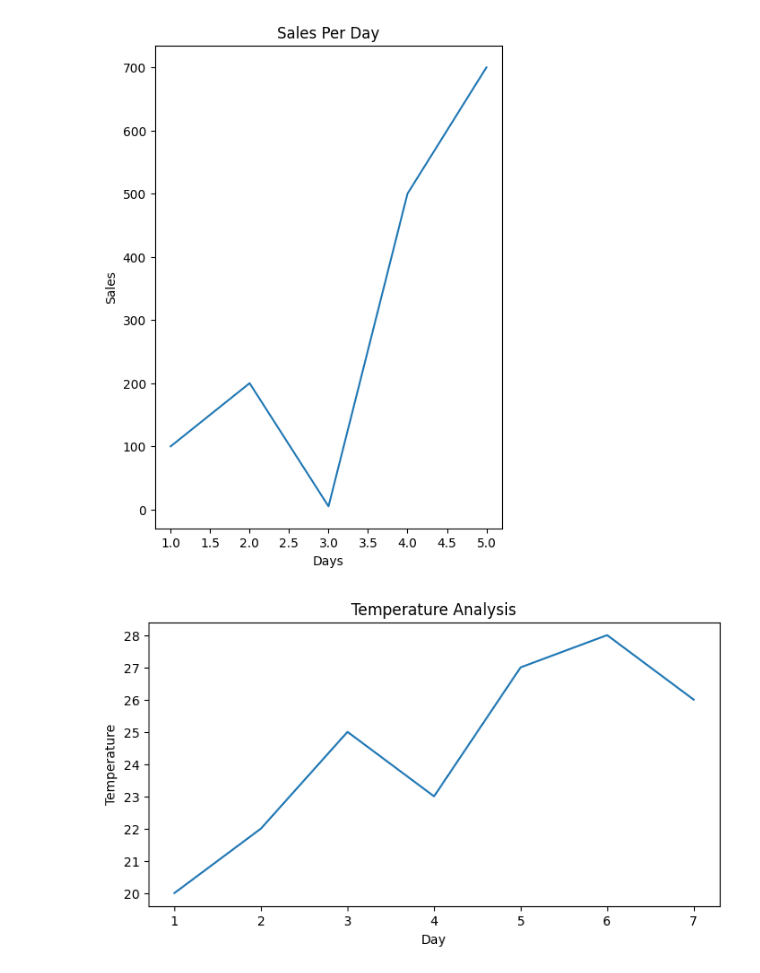
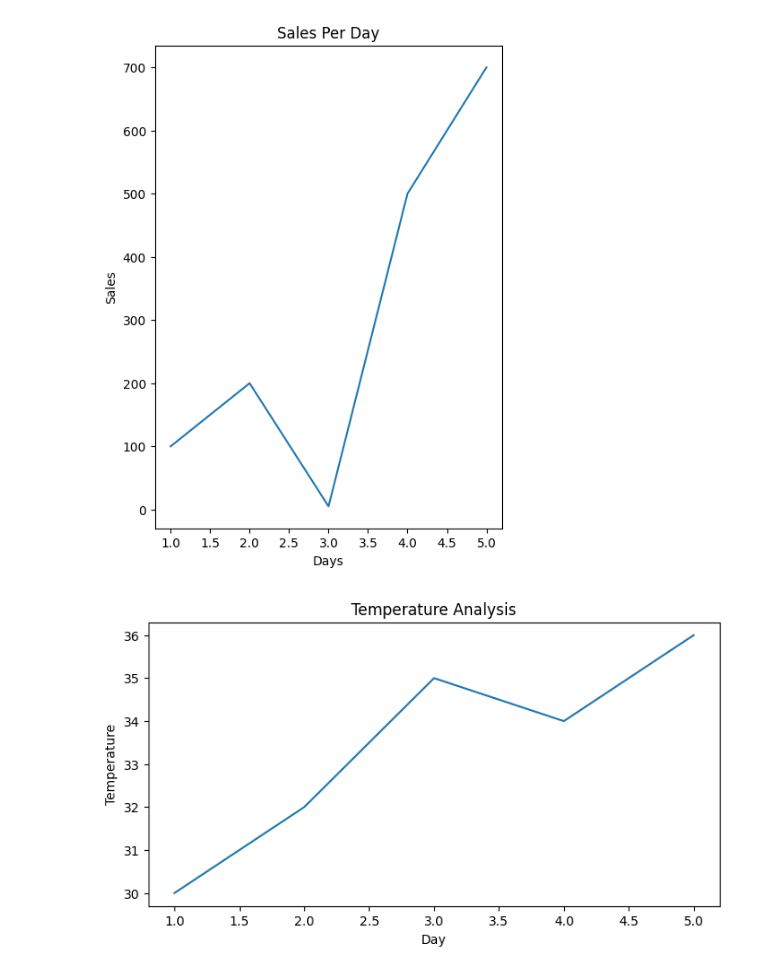
Before and after one commit to lakkireddylahari-bot/data-science-learning, a Jupyter notebook: matplotlib.ipynb, the cells around one changed output. Cells and saved outputs as stored; diff of their text form; code cells hidden in the pictures.

```diff
--- a/matplotlib.ipynb
+++ b/matplotlib.ipynb
@@ -33,13 +33,13 @@ plt.show()
 # %%
 # task
 import matplotlib.pyplot as plt
-days = [1,2,3,4,5,6,7]
-temperatures = [20,22,25,23,27,28,26]
+days = [1,2,3,4,5]
+temperatures = [30,32,35,34,36]
 plt.figure(figsize = (8,4))
 plt.plot(days, temperatures)
 plt.title("Temperature Analysis")
 plt.xlabel("Day")
 plt.ylabel("Temperature")
 plt.show()
 # %% [output]
-[figure, old version]
+[figure, new version]
```
Also changed, not shown: parts of 1 cell of this notebook.
